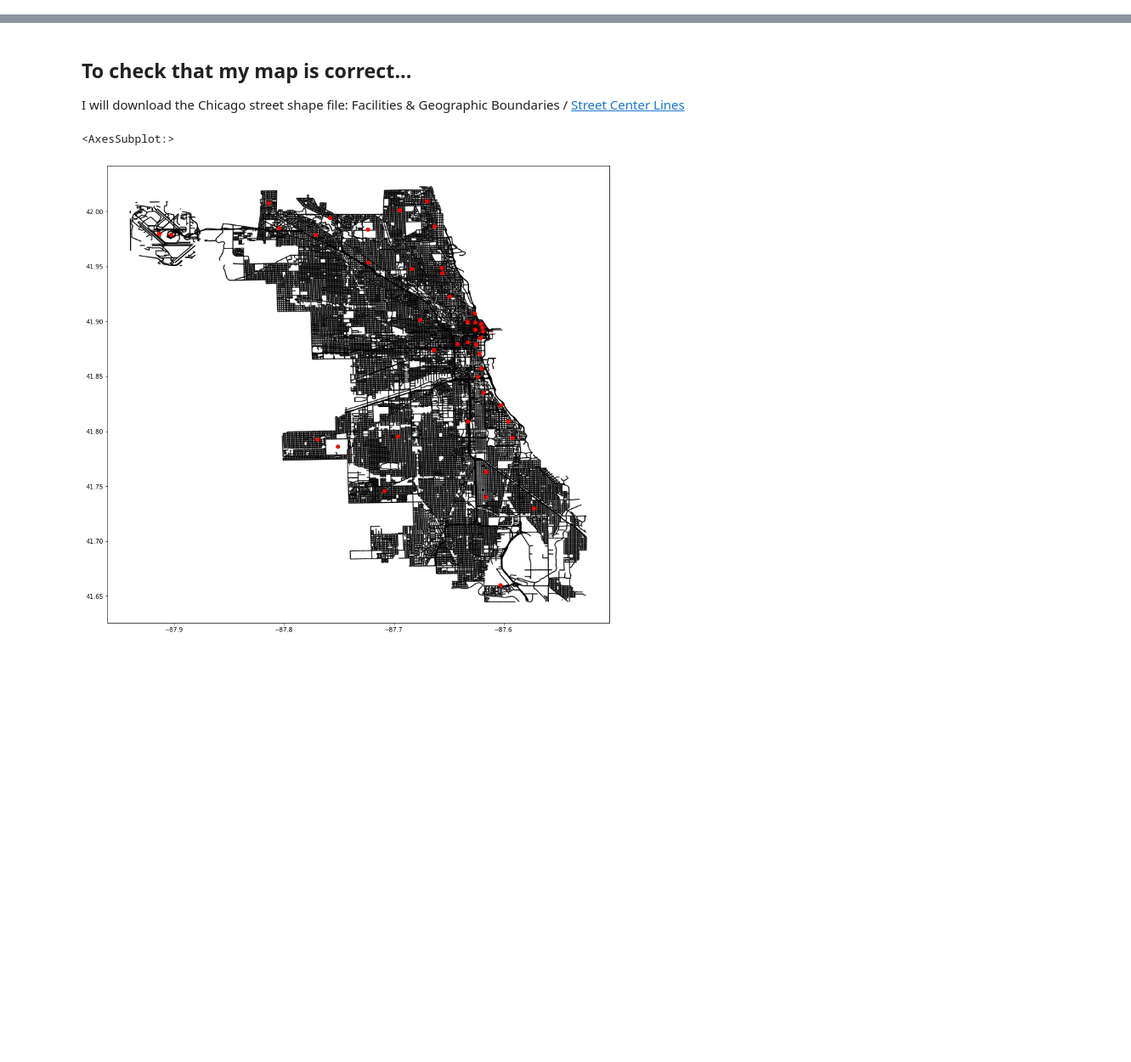
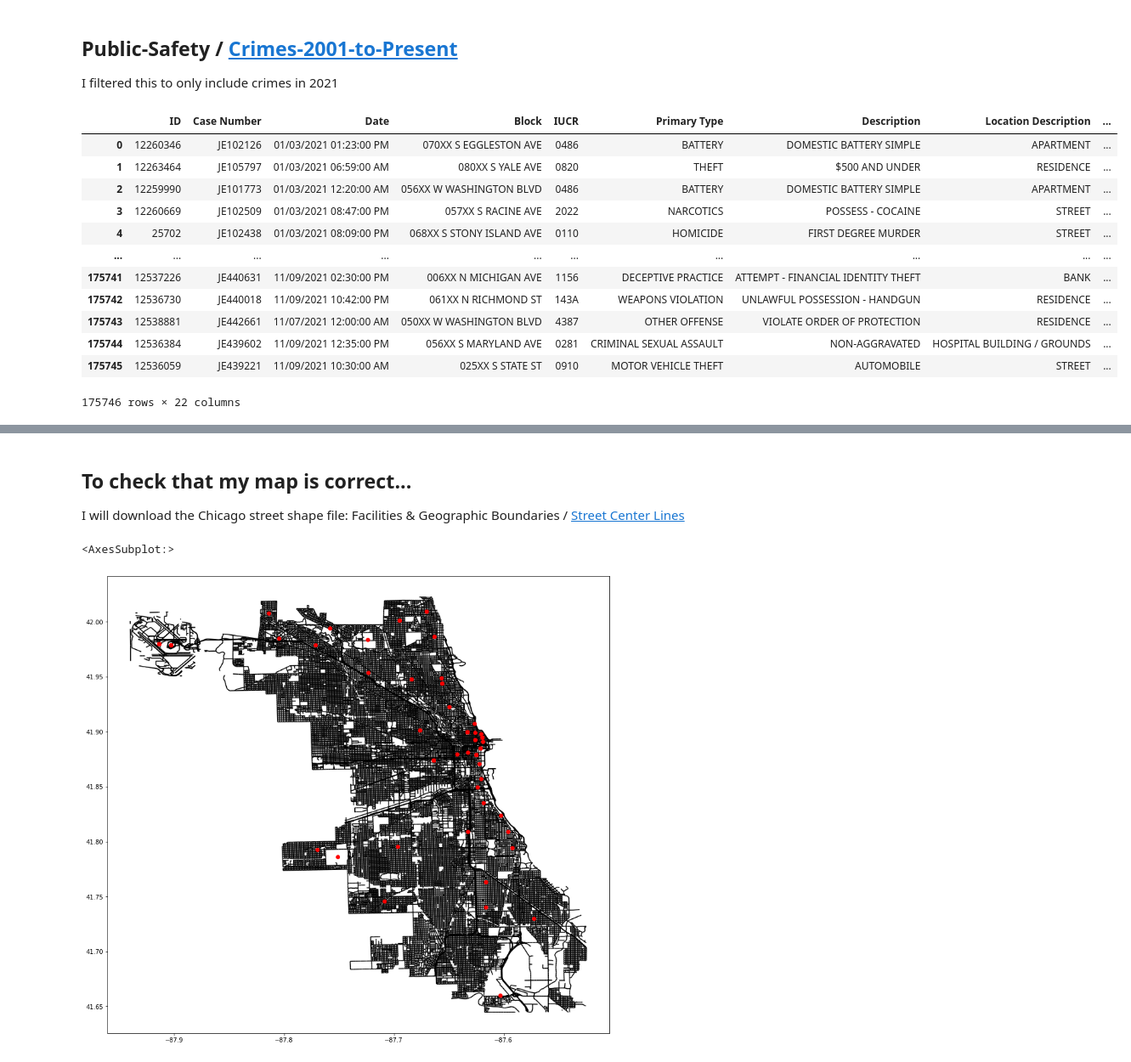
Before and after one commit to ageller/IntroToGlue, a Jupyter notebook: data/PrepChicagoData.ipynb, the cells around one changed output, grey strips where cells are left out. Shown at 85% size. Cells and saved outputs as stored; diff of their text form; code cells hidden in the pictures; blank space fills up the shorter version.

Commit message:
adding more data sets

```diff
--- a/data/PrepChicagoData.ipynb
+++ b/data/PrepChicagoData.ipynb
@@ -60,0 +89,21 @@ out
+# %% [markdown]
+## Public-Safety / [Crimes-2001-to-Present](https://data.cityofchicago.org/Public-Safety/Crimes-2001-to-Present/ijzp-q8t2/data)
+
+I filtered this to only include crimes in 2021
+# %%
+df = pd.read_csv('Crimes_-_2001_to_Present.csv')
+df
+# %% [output]
+|  | ID | Case Number | Date | Block | IUCR | Primary Type | Description | Location Description | ... |
+| 0 | 12260346 | JE102126 | 01/03/2021 01:23:00 PM | 070XX S EGGLESTON AVE | 0486 | BATTERY | DOMESTIC BATTERY SIMPLE | APARTMENT | ... |
+| 1 | 12263464 | JE105797 | 01/03/2021 06:59:00 AM | 080XX S YALE AVE | 0820 | THEFT | $500 AND UNDER | RESIDENCE | ... |
+| 2 | 12259990 | JE101773 | 01/03/2021 12:20:00 AM | 056XX W WASHINGTON BLVD | 0486 | BATTERY | DOMESTIC BATTERY SIMPLE | APARTMENT | ... |
+| 3 | 12260669 | JE102509 | 01/03/2021 08:47:00 PM | 057XX S RACINE AVE | 2022 | NARCOTICS | POSSESS - COCAINE | STREET | ... |
+| 4 | 25702 | JE102438 | 01/03/2021 08:09:00 PM | 068XX S STONY ISLAND AVE | 0110 | HOMICIDE | FIRST DEGREE MURDER | STREET | ... |
+| ... | ... | ... | ... | ... | ... | ... | ... | ... | ... |
+| 175741 | 12537226 | JE440631 | 11/09/2021 02:30:00 PM | 006XX N MICHIGAN AVE | 1156 | DECEPTIVE PRACTICE | ATTEMPT - FINANCIAL IDENTITY THEFT | BANK | ... |
+| 175742 | 12536730 | JE440018 | 11/09/2021 10:42:00 PM | 061XX N RICHMOND ST | 143A | WEAPONS VIOLATION | UNLAWFUL POSSESSION - HANDGUN | RESIDENCE | ... |
+| 175743 | 12538881 | JE442661 | 11/07/2021 12:00:00 AM | 050XX W WASHINGTON BLVD | 4387 | OTHER OFFENSE | VIOLATE ORDER OF PROTECTION | RESIDENCE | ... |
+| 175744 | 12536384 | JE439602 | 11/09/2021 12:35:00 PM | 056XX S MARYLAND AVE | 0281 | CRIMINAL SEXUAL ASSAULT | NON-AGGRAVATED | HOSPITAL BUILDING / GROUNDS | ... |
+| 175745 | 12536059 | JE439221 | 11/09/2021 10:30:00 AM | 025XX S STATE ST | 0910 | MOTOR VEHICLE THEFT | AUTOMOBILE | STREET | ... |
+175746 rows × 22 columns
```
Also changed, not shown: parts of 32 cells of this notebook, 7 other files.
